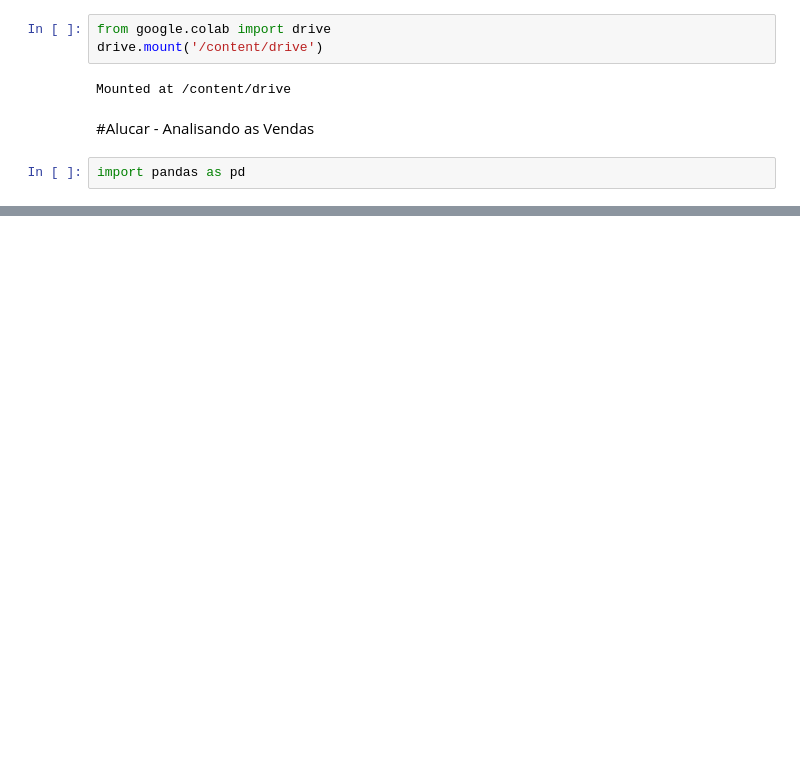
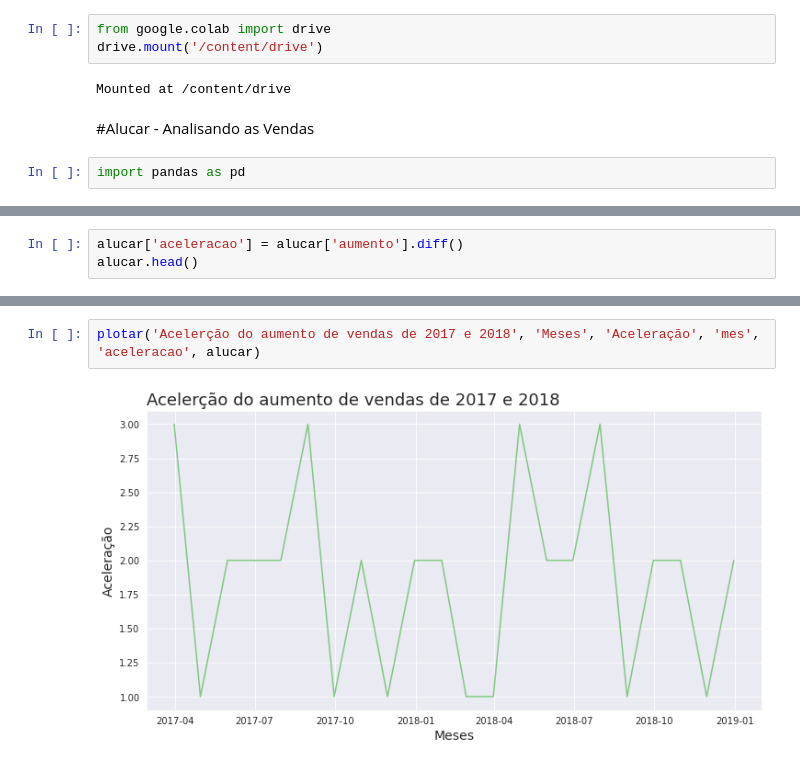
Before and after one commit to brenosyperrek/pandas_time_series, a Jupyter notebook: Time_Series.ipynb, the cells around one changed output, grey strips where cells are left out. Saved outputs shown, nothing was run; the diff lists cells and outputs as text; blank space fills up the shorter version.

```diff
--- a/Time_Series.ipynb
+++ b/Time_Series.ipynb
@@ -21,0 +95,3 @@ dados.head()
+# %%
+alucar['aceleracao'] = alucar['aumento'].diff()
+alucar.head()
@@ -21,0 +105,4 @@ dados.head()
+# %%
+plotar('Acelerção do aumento de vendas de 2017 e 2018', 'Meses', 'Aceleração', 'mes', 'aceleracao', alucar)
+# %% [output]
+[figure, added]
```
Also changed, not shown: parts of 20 cells of this notebook.
